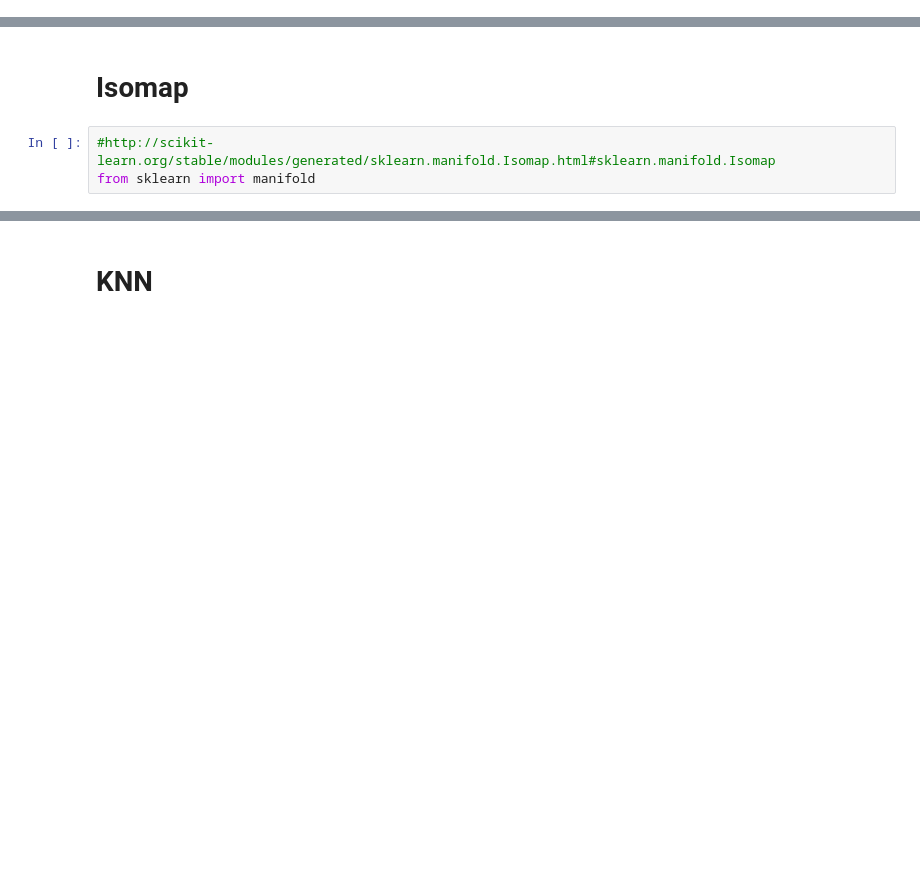
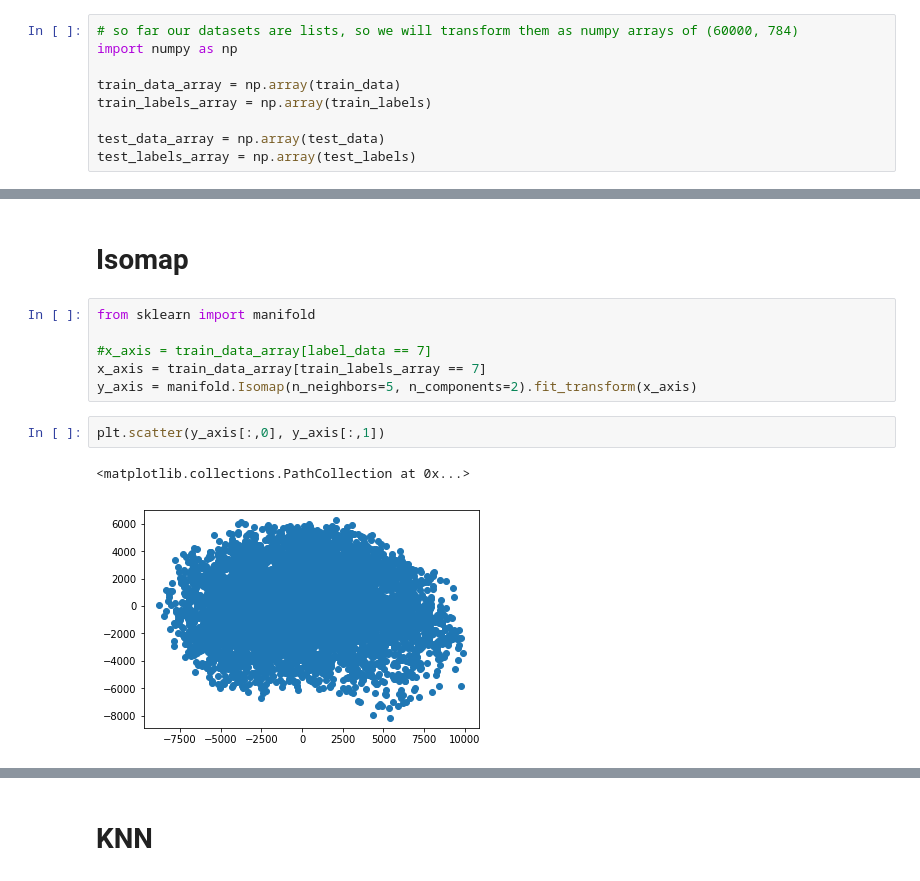
Before and after one commit to zerotosmthg/sciencedonnees, a Jupyter notebook: MNIST/mnistlab.ipynb, the cells around one changed output, grey strips where cells are left out. Cells and saved outputs as stored; diff of their text form; blank space fills up the shorter version.

Commit message:
updated with isomap

```diff
--- a/MNIST/mnistlab.ipynb
+++ b/MNIST/mnistlab.ipynb
@@ -88,6 +86,15 @@ raw_test_ds, test_labels, test_data = get_dataset(workpath+files['test'])
 
 #print (train_data[0])
 #print (train_labels[0])
+# %%
+# so far our datasets are lists, so we will transform them as numpy arrays of (60000, 784)
+import numpy as np
+
+train_data_array = np.array(train_data)
+train_labels_array = np.array(train_labels)
+
+test_data_array = np.array(test_data)
+test_labels_array = np.array(test_labels)
 # %% [markdown]
 ## Dataset test:
 1. Print the first 3 labels
@@ -126,6 +128,14 @@ from sklearn.cluster import KMeans
 # PCoA
 # %% [markdown]
 # Isomap
-# %%
-#http://scikit-learn.org/stable/modules/generated/sklearn.manifold.Isomap.html#sklearn.manifold.Isomap
-from sklearn import manifold
+# %%
+from sklearn import manifold
+
+#x_axis = train_data_array[label_data == 7]
+x_axis = train_data_array[train_labels_array == 7]
+y_axis = manifold.Isomap(n_neighbors=5, n_components=2).fit_transform(x_axis)
+# %%
+plt.scatter(y_axis[:,0], y_axis[:,1])
+# %% [output]
+<matplotlib.collections.PathCollection at 0x...>
+[figure, added]
```
Also changed, not shown: parts of 14 cells of this notebook.
